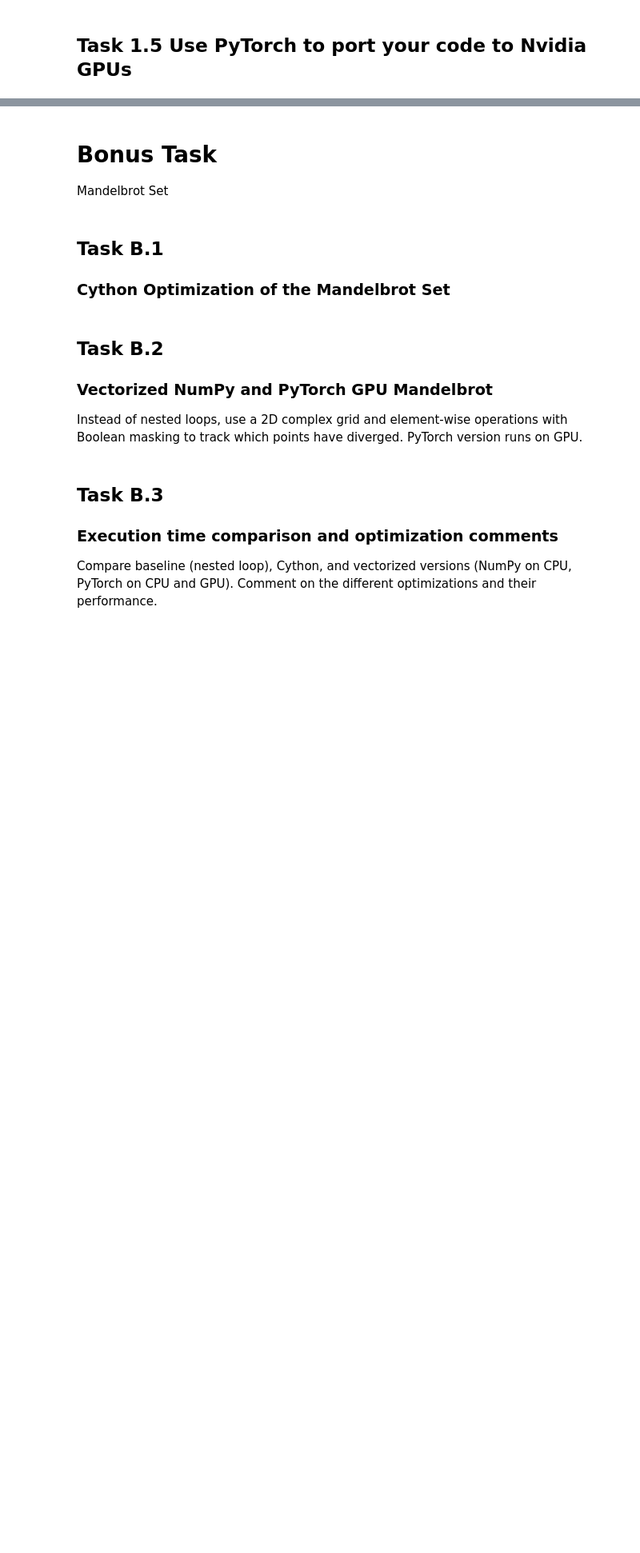
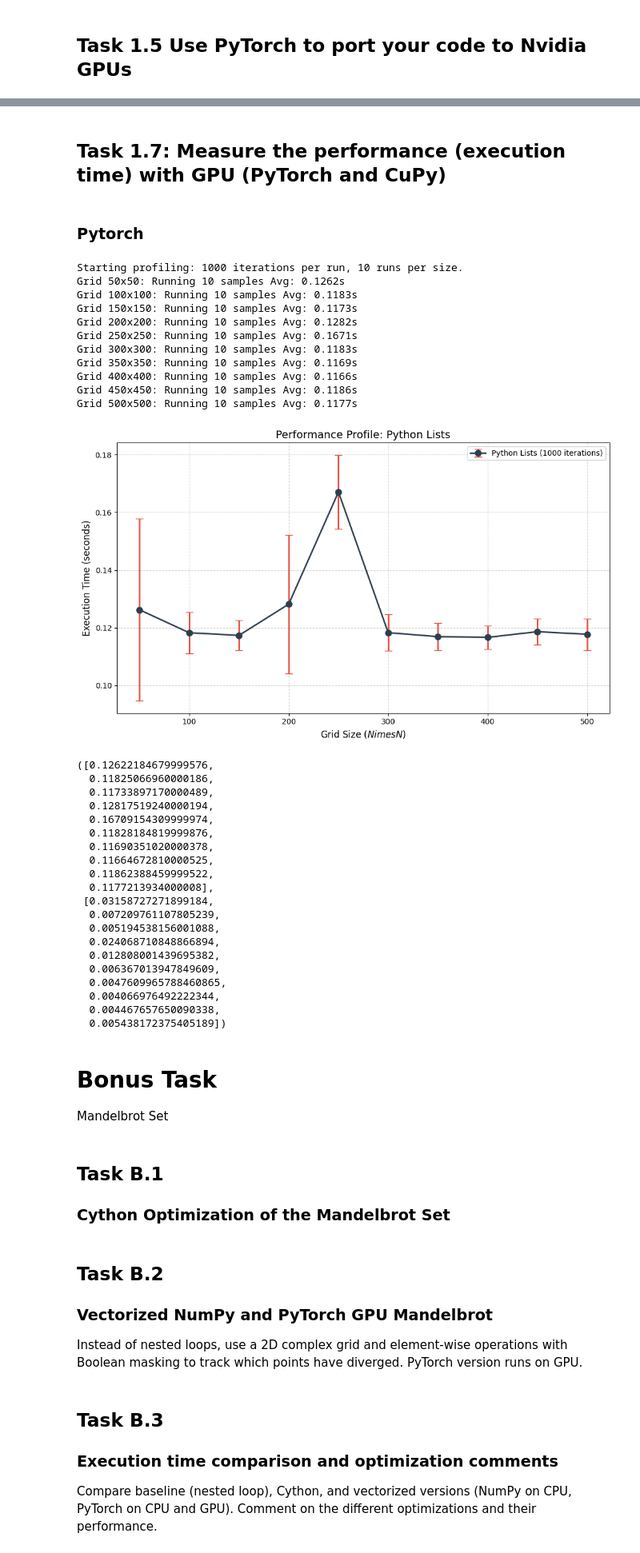
Before and after one commit to anson-ryea/dd2358-work, a Jupyter notebook: asm3/asm3.ipynb, the cells around one changed output, grey strips where cells are left out. Shown at 80% size. Saved outputs shown, nothing was run; the diff lists cells and outputs as text; code cells hidden in the pictures; blank space fills up the shorter version.

```diff
--- a/asm3/asm3.ipynb
+++ b/asm3/asm3.ipynb
@@ -306,3 +350,46 @@ When comparing this to the profiling of the non-Cython code, it's evident that t
+# %% [markdown]
+## Task 1.7: Measure the performance (execution time) with GPU (PyTorch and CuPy)
+# %% [markdown]
+### Pytorch
+# %%
+grid_sizes = range(50, 550, 50)
+iterations = 1000
+runs_per_size = 10
+
+profile_time(run_only_torch, initialise_grid_torch, grid_sizes, iterations, runs_per_size)
+# %% [output]
+Starting profiling: 1000 iterations per run, 10 runs per size.
+Grid 50x50: Running 10 samples Avg: 0.1262s
+Grid 100x100: Running 10 samples Avg: 0.1183s
+Grid 150x150: Running 10 samples Avg: 0.1173s
+Grid 200x200: Running 10 samples Avg: 0.1282s
+Grid 250x250: Running 10 samples Avg: 0.1671s
+Grid 300x300: Running 10 samples Avg: 0.1183s
+Grid 350x350: Running 10 samples Avg: 0.1169s
+Grid 400x400: Running 10 samples Avg: 0.1166s
+Grid 450x450: Running 10 samples Avg: 0.1186s
+Grid 500x500: Running 10 samples Avg: 0.1177s
+[figure, added]
+([0.12622184679999576,
+  0.11825066960000186,
+  0.11733897170000489,
+  0.12817519240000194,
+  0.16709154309999974,
+  0.11828184819999876,
+  0.11690351020000378,
+  0.11664672810000525,
+  0.11862388459999522,
+  0.1177213934000008],
+ [0.03158727271899184,
+  0.007209761107805239,
+  0.005194538156001088,
+  0.024068710848866894,
+  0.012808001439695382,
+  0.006367013947849609,
+  0.0047609965788460865,
+  0.004066976492222344,
+  0.004467657650090338,
+  0.005438172375405189])
 # %% [markdown]
 # Bonus Task
 Mandelbrot Set
```
Also changed, not shown: parts of 5 cells of this notebook.
